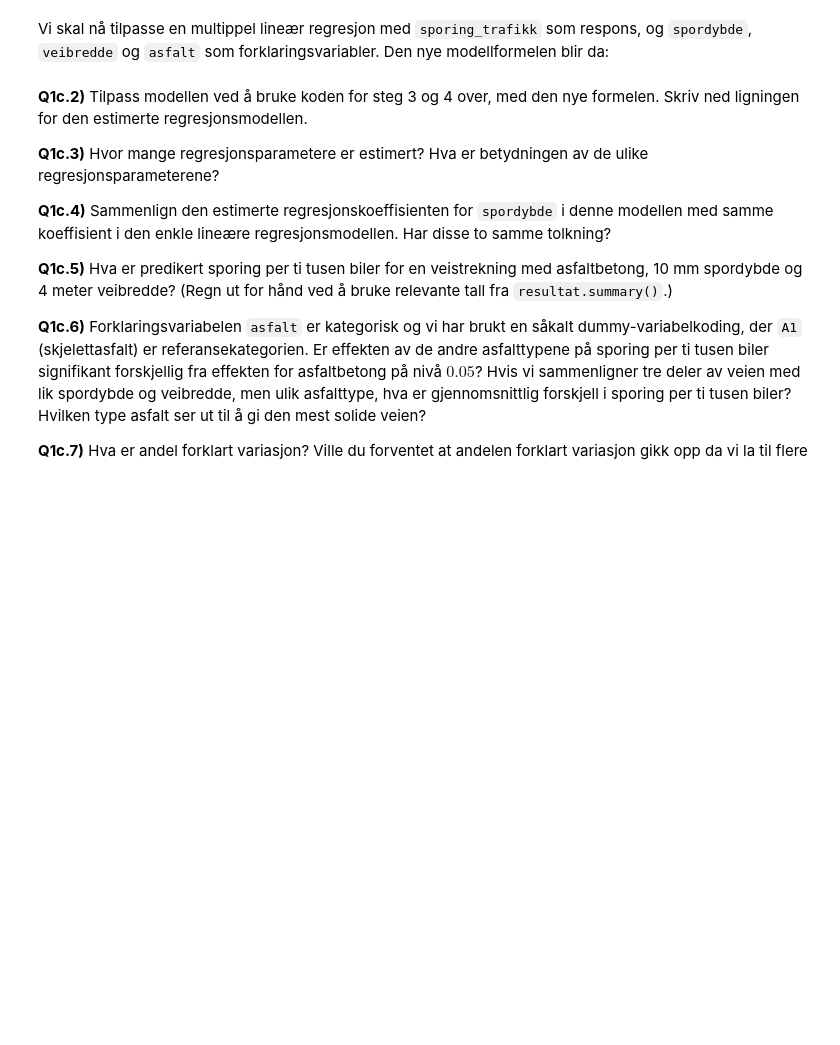
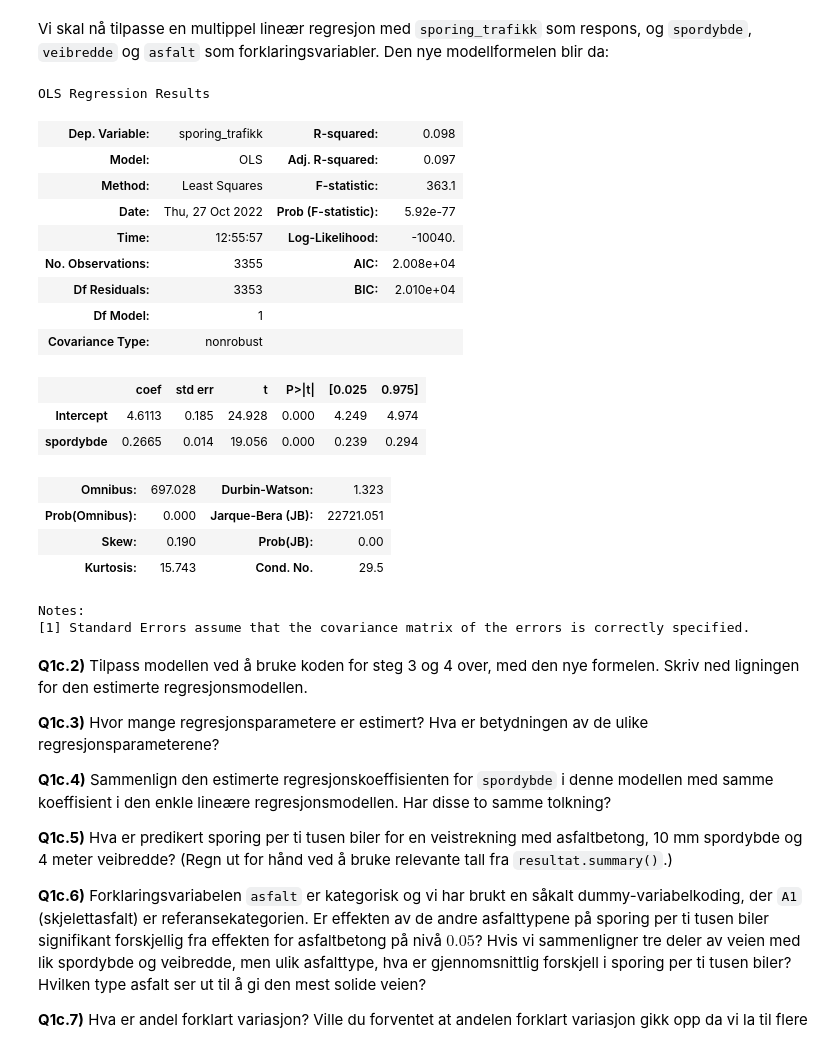
Before and after one commit to cakeplease/statistikk-prosjekt, a Jupyter notebook: prosjekt_1003_h22.ipynb, the cells around one changed output. Saved outputs shown, nothing was run; the diff lists cells and outputs as text; code cells hidden in the pictures; blank space fills up the shorter version.

```diff
--- a/prosjekt_1003_h22.ipynb
+++ b/prosjekt_1003_h22.ipynb
@@ -275,6 +327,32 @@ Vi skal nå tilpasse en multippel lineær regresjon med `sporing_trafikk` som re
 formel = 'sporing_trafikk ~ spordybde + veibredde + asfalt'
 # %%
 # her kan du lime inn koden for å tilpasse den nye modellen
+modell = smf.ols(formel, data = df)
+# deretter tilpasse
+resultat = modell.fit()
+
+# Steg 4: Presenter resultater fra den tilpassede regresjonsmodellen
+resultat.summary()
+# %% [output]
+OLS Regression Results
+| Dep. Variable: | sporing_trafikk | R-squared: | 0.098 |
+| Model: | OLS | Adj. R-squared: | 0.097 |
+| Method: | Least Squares | F-statistic: | 363.1 |
+| Date: | Thu, 27 Oct 2022 | Prob (F-statistic): | 5.92e-77 |
+| Time: | 12:55:57 | Log-Likelihood: | -10040. |
+| No. Observations: | 3355 | AIC: | 2.008e+04 |
+| Df Residuals: | 3353 | BIC: | 2.010e+04 |
+| Df Model: | 1 |  |  |
+| Covariance Type: | nonrobust |  |  |
+|  | coef | std err | t | P>|t| | [0.025 | 0.975] |
+| Intercept | 4.6113 | 0.185 | 24.928 | 0.000 | 4.249 | 4.974 |
+| spordybde | 0.2665 | 0.014 | 19.056 | 0.000 | 0.239 | 0.294 |
+| Omnibus: | 697.028 | Durbin-Watson: | 1.323 |
+| Prob(Omnibus): | 0.000 | Jarque-Bera (JB): | 22721.051 |
+| Skew: | 0.190 | Prob(JB): | 0.00 |
+| Kurtosis: | 15.743 | Cond. No. | 29.5 |
+Notes:
+[1] Standard Errors assume that the covariance matrix of the errors is correctly specified.
 # %% [markdown]
 **Q1c.2)** Tilpass modellen ved å bruke koden for steg 3 og 4 over, med den nye formelen. Skriv ned ligningen for den estimerte regresjonsmodellen.
 
```
Also changed, not shown: parts of 8 cells of this notebook.
